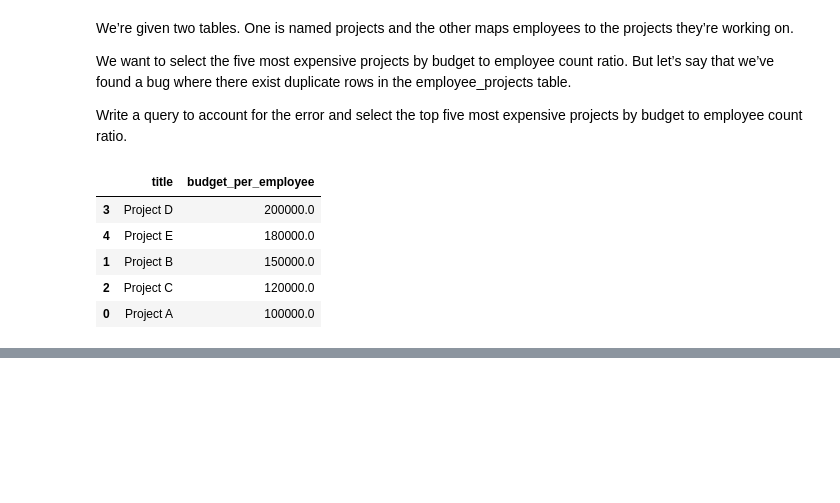
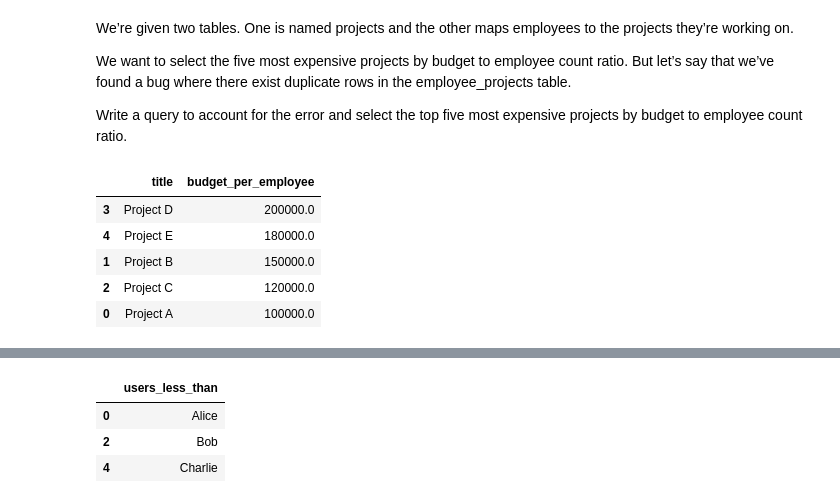
Before and after one commit to TheResearchLab/Practice, a Jupyter notebook: Python Problems/Daily Python Practice.ipynb, the cells around one changed output, grey strips where cells are left out. Cells and saved outputs as stored; diff of their text form; code cells hidden in the pictures; blank space fills up the shorter version.

Commit message:
practice: calc users that have orders less than criteria

```diff
--- a/Python Problems/Daily Python Practice.ipynb
+++ b/Python Problems/Daily Python Practice.ipynb
@@ -541,0 +577,33 @@ project_budget_error(employee_projects_df,projects_df)
+# %%
+import pandas as pd
+
+def fewer_orders(products: pd.DataFrame, transactions: pd.DataFrame, users: pd.DataFrame):
+    # join tables, users + transactions
+    user_transaction = pd.merge(users,transactions,left_on='id',right_on='user_id',how='left',suffixes=('_user',''))[['name','product_id','quantity','id']]
+
+    # join user_transaction to products table
+    df = pd.merge(user_transaction,products,left_on='product_id',right_on='id',how='left',suffixes=('','_'))[['name','id','price','quantity']]
+
+    # fill nulls with 0
+    df['price'],df['quantity'] = df['price'].fillna(0), df['quantity'].fillna(0)
+
+    # count orders
+    df['order_cnt'] = df.groupby('name')['id'].transform('count')
+    df.loc[df['quantity'] == 0,'order_cnt'] = 0
+
+    # total order values
+    df['total_order_price'] = df['quantity'] * df['price']
+    df['total_order_price_per_customer'] = df.groupby('name')['total_order_price'].transform('sum')
+
+    # filter criteria
+    df = df[(df['total_order_price_per_customer'] < 500) | (df['order_cnt'] < 3)][['name']].drop_duplicates()
+    df = df.rename(columns={'name':'users_less_than'})
+
+    return df
+
+fewer_orders(products_df,transactions_df,users_df)
+# %% [output]
+|  | users_less_than |
+| 0 | Alice |
+| 2 | Bob |
+| 4 | Charlie |
```
Also changed, not shown: parts of 3 cells of this notebook.
